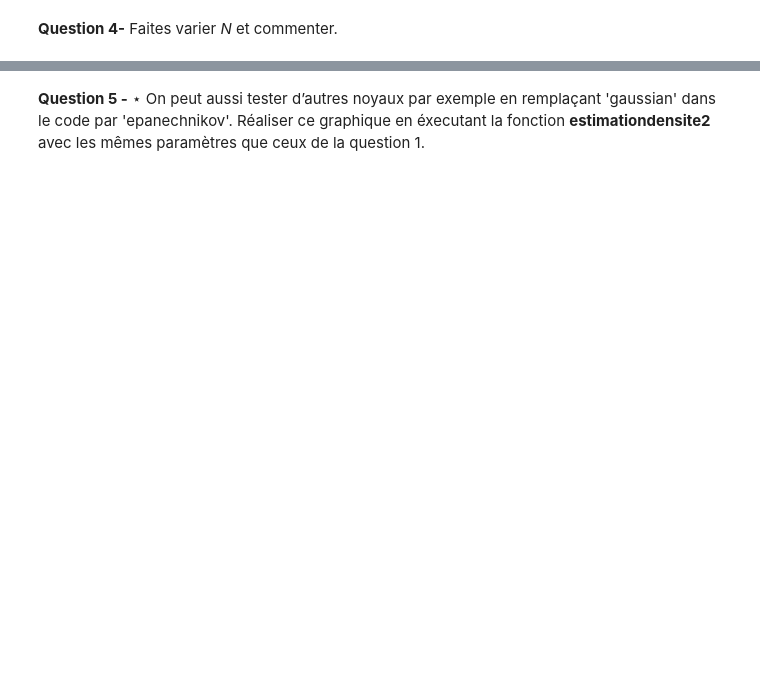
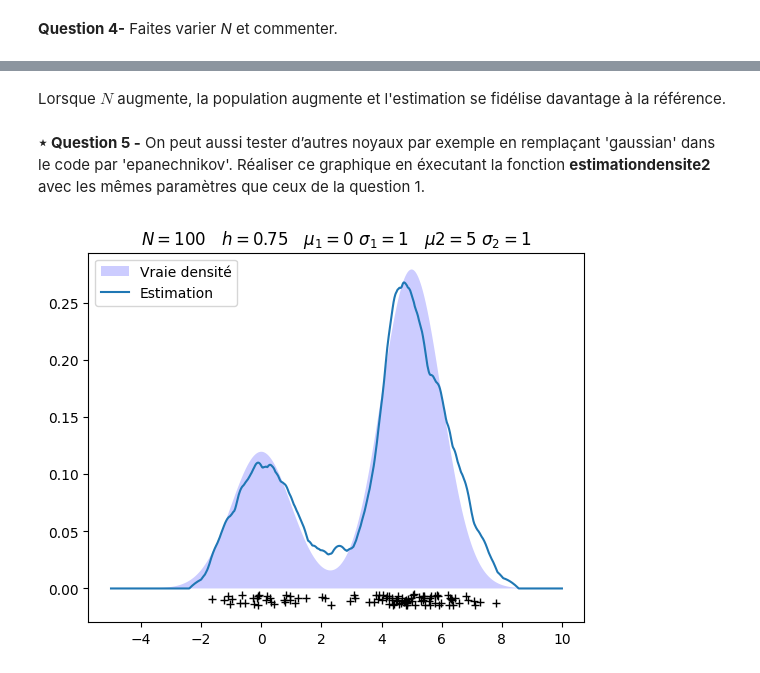
Before and after one commit to Mowibox/SignalLab, a Jupyter notebook: TP3-LONGEOT-THIONGANE-PETIT.ipynb, the cells around one changed output, grey strips where cells are left out. Saved outputs shown, nothing was run; the diff lists cells and outputs as text; code cells hidden in the pictures; blank space fills up the shorter version.

```diff
--- a/TP3-LONGEOT-THIONGANE-PETIT.ipynb
+++ b/TP3-LONGEOT-THIONGANE-PETIT.ipynb
@@ -261,2 +290,7 @@ def estimationdensite(N,h,mu1,sigma1,mu2,sigma2):
 # %% [markdown]
 **Question 4-** Faites varier *N* et commenter.
+# %%
+listN = np.linspace(10, 1000, 5)
+
+for N in listN:
+    estimationdensite(N, 0.75, 0, 1, 5, 1)
@@ -263,5 +303,7 @@ def estimationdensite(N,h,mu1,sigma1,mu2,sigma2):
+# %% [markdown]
+Lorsque $N$ augmente, la population augmente et l'estimation se fidélise davantage à la référence.
 # %% [markdown]
-**Question 5 -** ⋆ On peut aussi tester d’autres noyaux par exemple en remplaçant 'gaussian' dans le code par 'epanechnikov'. Réaliser ce graphique en éxecutant la fonction **estimationdensite2** avec les mêmes paramètres que ceux de la question 1.
+**⋆ Question 5 -** On peut aussi tester d’autres noyaux par exemple en remplaçant 'gaussian' dans le code par 'epanechnikov'. Réaliser ce graphique en éxecutant la fonction **estimationdensite2** avec les mêmes paramètres que ceux de la question 1.
 # %%
 def estimationdensite2(N,h,mu1,sigma1,mu2,sigma2):
         # générer l'échantillon à partir de deux lois normales
@@ -290,5 +332,10 @@ def estimationdensite2(N,h,mu1,sigma1,mu2,sigma2):
         ax.fill(X_plot[:,0], true_density, fc='b', alpha=0.2, label='Vraie densité')
         ax.plot(X_plot[:,0], density, '-', label="Estimation")
         ax.plot(X[:, 0], -0.005 - 0.01 * np.random.random(X.shape[0]), '+k')
+        plt.title("$N = {}$   $h = {}$   $\mu_1 = {}$ $\sigma_1 = {}$   $\mu2 = {}$ $\sigma_2 = {}$".format(N, h, mu1, sigma1, mu2, sigma2))
         ax.legend(loc='upper left')
         plt.show()
+# %%
+estimationdensite2(100, 0.75, 0, 1, 5, 1)
+# %% [output]
+[figure, added]
```
Also changed, not shown: parts of 14 cells of this notebook.
